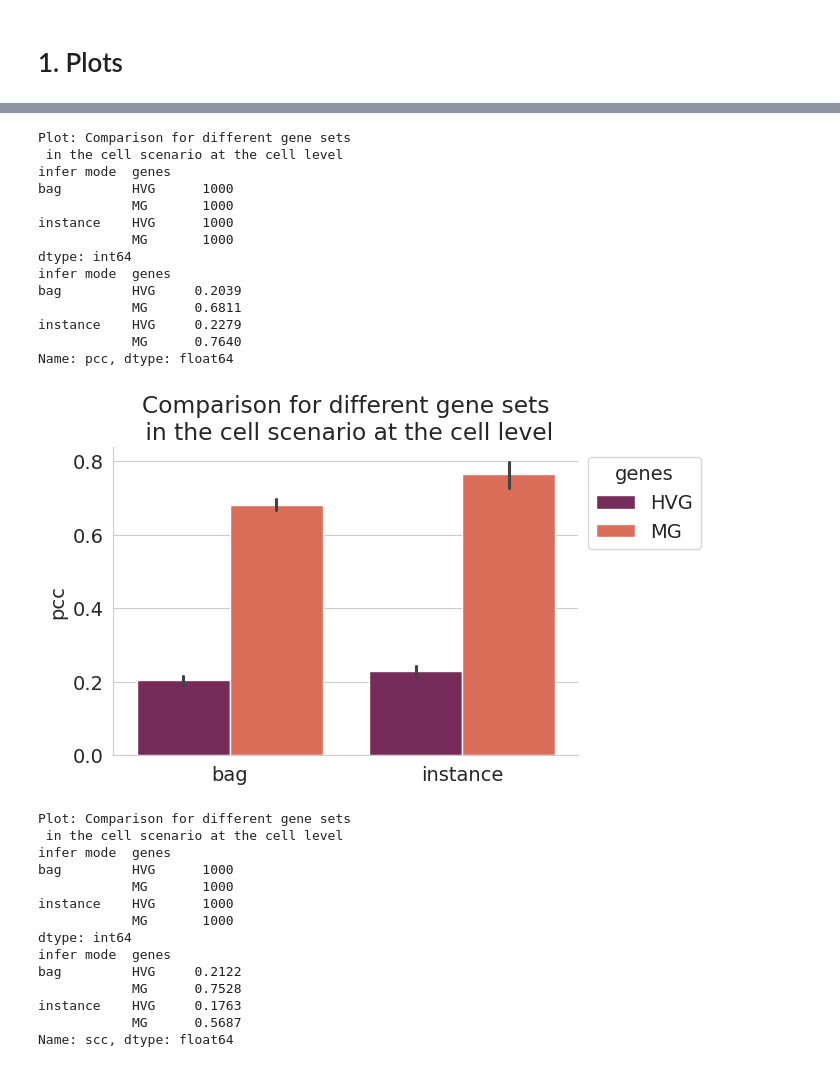
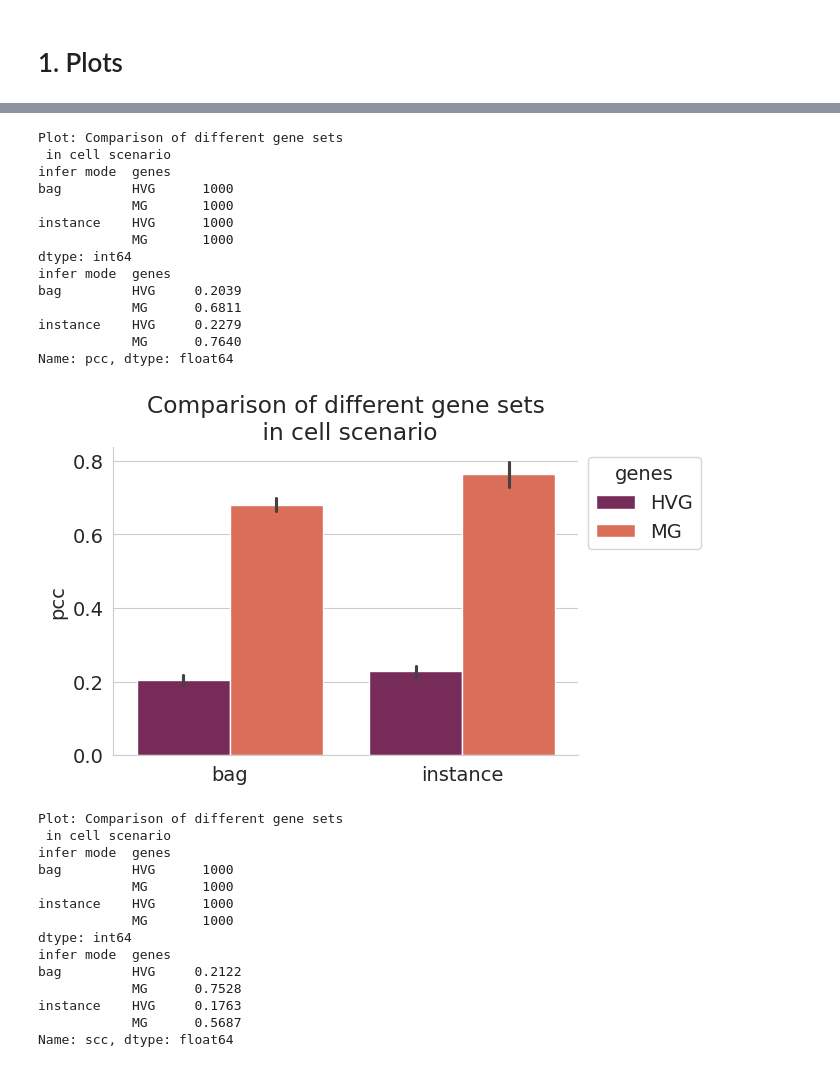
Before and after one commit to loicchadoutaud/sCellST_reproducibility, a Jupyter notebook: reproducibility_notebooks/analyse_simulation.ipynb, the cells around one changed output, grey strips where cells are left out. Cells and saved outputs as stored; diff of their text form; code cells hidden in the pictures.

Commit message:
Fix simulation figures

```diff
--- a/reproducibility_notebooks/analyse_simulation.ipynb
+++ b/reproducibility_notebooks/analyse_simulation.ipynb
@@ -77,7 +79,8 @@ dict_rename = {
     "task_type": {
         "nb_mean_regression": "NB (mean parametrisation)",
         "nb_total_regression": "NB (total counts parametrisation)",
-    }
+    },
+    "dataset_handler": {"mil": "MIL", "supervised": "Supervised"},
 }
 metrics = metrics.replace(dict_rename)
 col_rename = {
@@ -97,7 +100,7 @@ df_plot = metrics[
     & (metrics["embedding tag"] == "SSL embedding")
     & (metrics["genes"] == "HVG")
     & (metrics["lr"] == 0.0001)
-    & (metrics["learning framework"] == "mil")
+    & (metrics["learning framework"] == "MIL")
 ].copy()
 for score in ["pcc", "scc"]:
     plot_metrics_simulation(
@@ -105,7 +108,7 @@ for score in ["pcc", "scc"]:
         x="infer mode",
         y=score,
         save_path= SAVE_PATH / f"comparison_scenario_test_regression_{score}.png",
-        title="Comparison of different scenarios",
+        title="Comparison of different scenarios on HVG",
         hue="scenario",
         # x_order=["spot level", "cell level"],
         # hue_order=["random", "centroid", "cell"],
@@ -150,40 +153,40 @@ Name: scc, dtype: float64
 # %%
 df_plot = metrics[
     (metrics["task type"] == "regression")
     & (metrics["embedding tag"] == "SSL embedding")
     & (metrics["lr"] == 0.0001)
-    & (metrics["learning framework"] == "mil")
+    & (metrics["learning framework"] == "MIL")
     & (metrics["scenario"] == "cell")
 ].copy()
 for score in ["pcc", "scc"]:
     plot_metrics_simulation(
         df_plot,
         x="infer mode",
         y=score,
         hue="genes",
         save_path=SAVE_PATH / f"comparison_scenario_test_regression_{score}_genes.png",
-        title="Comparison for different gene sets\n in the cell scenario at the cell level",
+        title="Comparison of different gene sets\n in cell scenario",
         # x_order=["spot level", "cell level"],
         # hue_order=["hvg", "marker"],
     )
 # %% [output]
-Plot: Comparison for different gene sets
- in the cell scenario at the cell level
+Plot: Comparison of different gene sets
+ in cell scenario
 infer mode  genes
 bag         HVG      1000
             MG       1000
 instance    HVG      1000
             MG       1000
 dtype: int64
 infer mode  genes
 bag         HVG     0.2039
             MG      0.6811
 instance    HVG     0.2279
             MG      0.7640
 Name: pcc, dtype: float64
-[figure, old version]
+[figure, new version]
-Plot: Comparison for different gene sets
- in the cell scenario at the cell level
+Plot: Comparison of different gene sets
+ in cell scenario
 infer mode  genes
 bag         HVG      1000
             MG       1000
```
Also changed, not shown: parts of 9 cells of this notebook.
